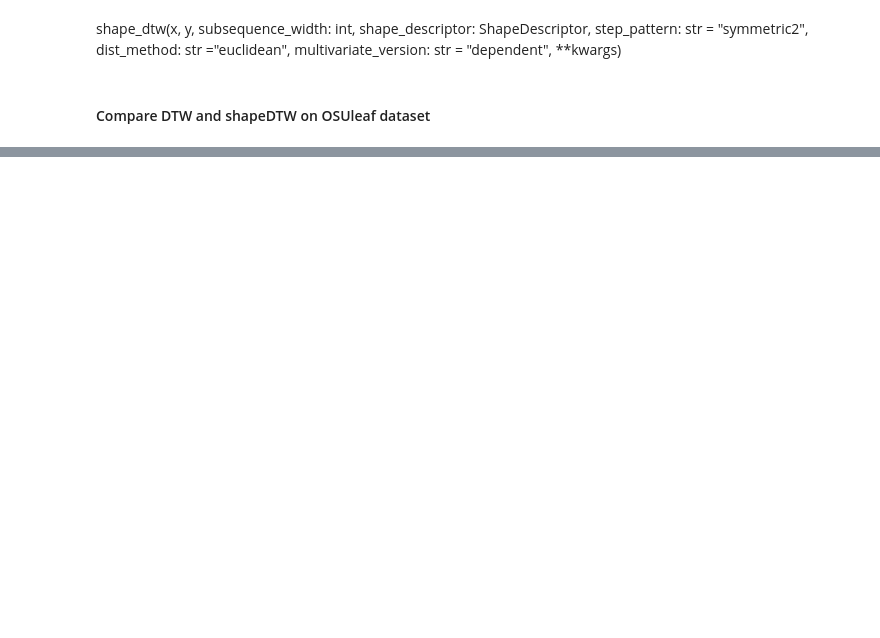
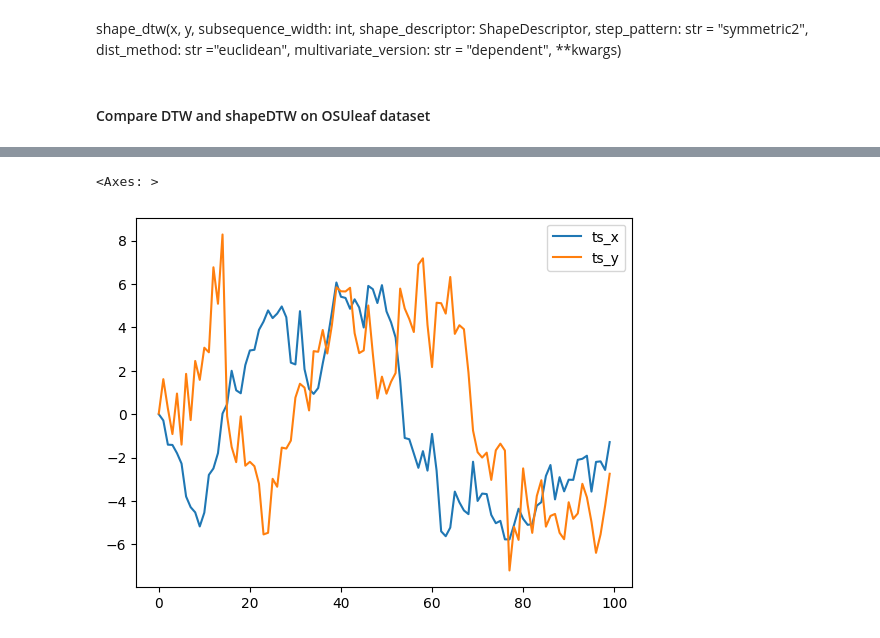
Before and after one commit to adlemoreau/shapedtw-timeseries, a Jupyter notebook: full_method.ipynb, the cells around one changed output, grey strips where cells are left out. Drawn from its saved outputs; the diff is of its cells as text; code cells hidden in the pictures; blank space fills up the shorter version.

```diff
--- a/full_method.ipynb
+++ b/full_method.ipynb
@@ -35,0 +49,16 @@ ts_y = X_test[134][0]
+# %%
+np.random.seed(9)
+distortion_factor = 1
+ts_x = np.cumsum(randn(100))
+ts_y = np.concatenate(
+    (
+        np.cumsum(randn(15)),
+        ts_x[:85]
+    )
+) + (randn(100)*distortion_factor)
+
+df = pd.DataFrame({"ts_x": ts_x, "ts_y": ts_y})
+df.plot()
+# %% [output]
+<Axes: >
+[figure, added]
```
Also changed, not shown: parts of 17 cells of this notebook, 1 other file.
